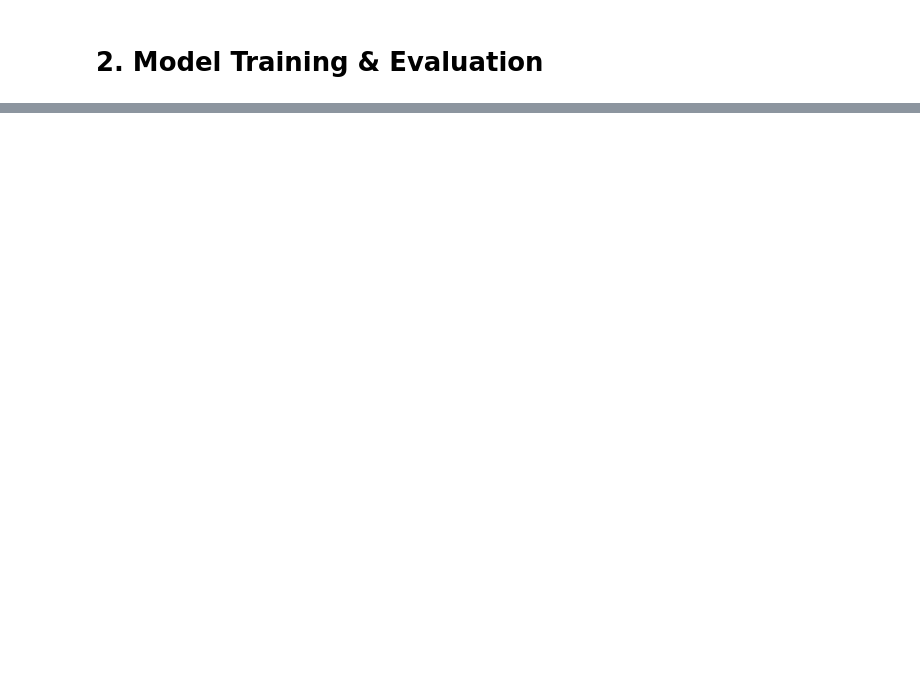
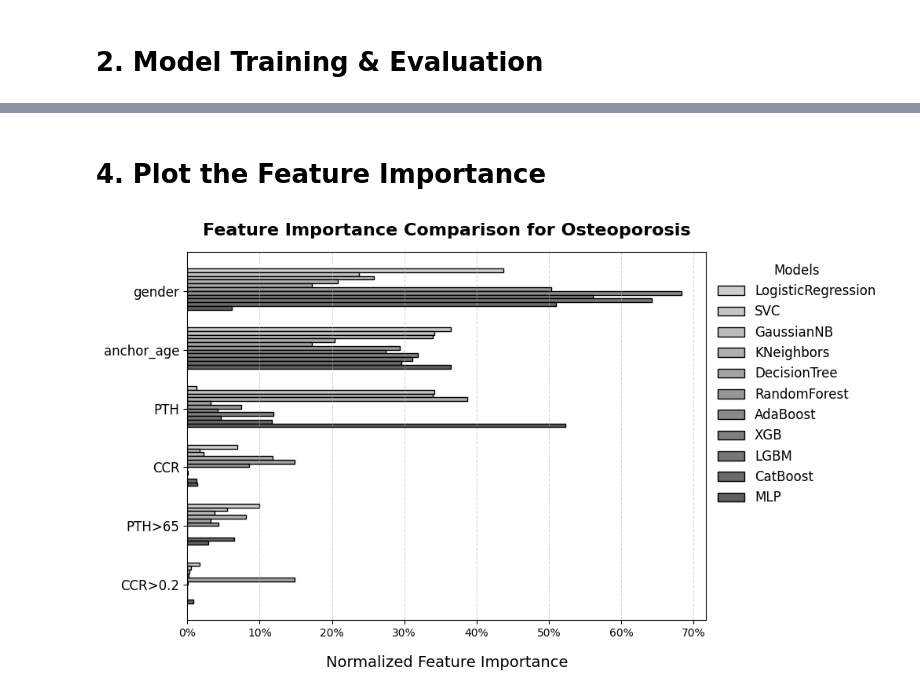
Before and after one commit to ZEP955698/COMP90089, a Jupyter notebook: notebook/data_modeling.ipynb, the cells around one changed output, grey strips where cells are left out. Drawn from its saved outputs; the diff is of its cells as text; code cells hidden in the pictures; blank space fills up the shorter version.

Commit message:
update experiment pipeline
update experiment pipeline

```diff
--- a/notebook/data_modeling.ipynb
+++ b/notebook/data_modeling.ipynb
@@ -463,0 +533,15 @@ plot_feature_importance(feature_names, feature_weights_lr, feature_weights_rf, f
+# %%
+# Define the CatBoost model and parameter grid
+model = CatBoostClassifier(verbose=0)  # Suppress CatBoost output
+param_grid = {
+    'model__iterations': [100],
+    'model__learning_rate': [0.01]
+}
+
+# Step 1: Cross-validation
+best_pipeline, best_params = cross_validate_model(df, target_column, model, param_grid)
+
+# Step 2: Final evaluation on the test set
+feature_names, feature_weights_cat = evaluate_model(best_pipeline, df, target_column)
+
+feature_weights_dict["CatBoost"] = feature_weights_cat
@@ -463,0 +573,17 @@ plot_feature_importance(feature_names, feature_weights_lr, feature_weights_rf, f
+# %%
+# Define the MLP model and parameter grid
+model = MLPClassifier(max_iter=500)
+param_grid = {
+    'model__hidden_layer_sizes': [(50,)],
+    'model__activation': ['relu'],
+    'model__alpha': [0.001],
+    'model__learning_rate': ['adaptive']
+}
+
+# Step 1: Cross-validation
+best_pipeline, best_params = cross_validate_model(df, target_column, model, param_grid)
+
+# Step 2: Final evaluation on the test set
+feature_names, feature_weights_mlp = evaluate_model(best_pipeline, df, target_column)
+
+feature_weights_dict["MLP"] = feature_weights_mlp
@@ -463,0 +615,11 @@ plot_feature_importance(feature_names, feature_weights_lr, feature_weights_rf, f
+# %%
+data = {k: [float(x) for x in v] for k, v in feature_weights_dict.items()}
+
+with open("../model/ost_feature_importance.json", 'w', encoding='utf-8') as json_file:
+    json.dump(data, json_file, indent=4)
+# %% [markdown]
+# 4. Plot the Feature Importance
+# %%
+# Loading data from a JSON file
+with open('../model/ost_feature_importance.json', 'r') as json_file:
+    data = json.load(json_file)
@@ -463,0 +701,4 @@ plot_feature_importance(feature_names, feature_weights_lr, feature_weights_rf, f
+# %%
+plot_feature_importance(data, df.columns[:-1], target_column)
+# %% [output]
+[figure, added]
```
Also changed, not shown: parts of 35 cells of this notebook, 19 other files.
